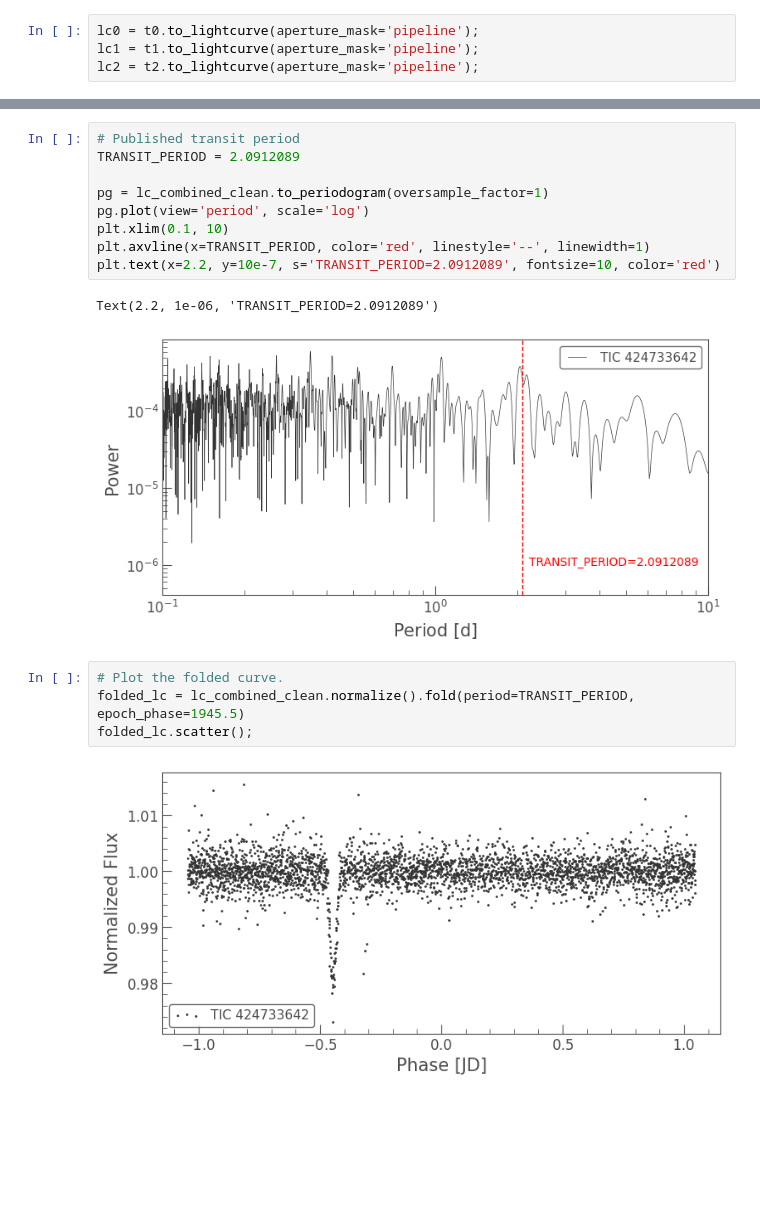
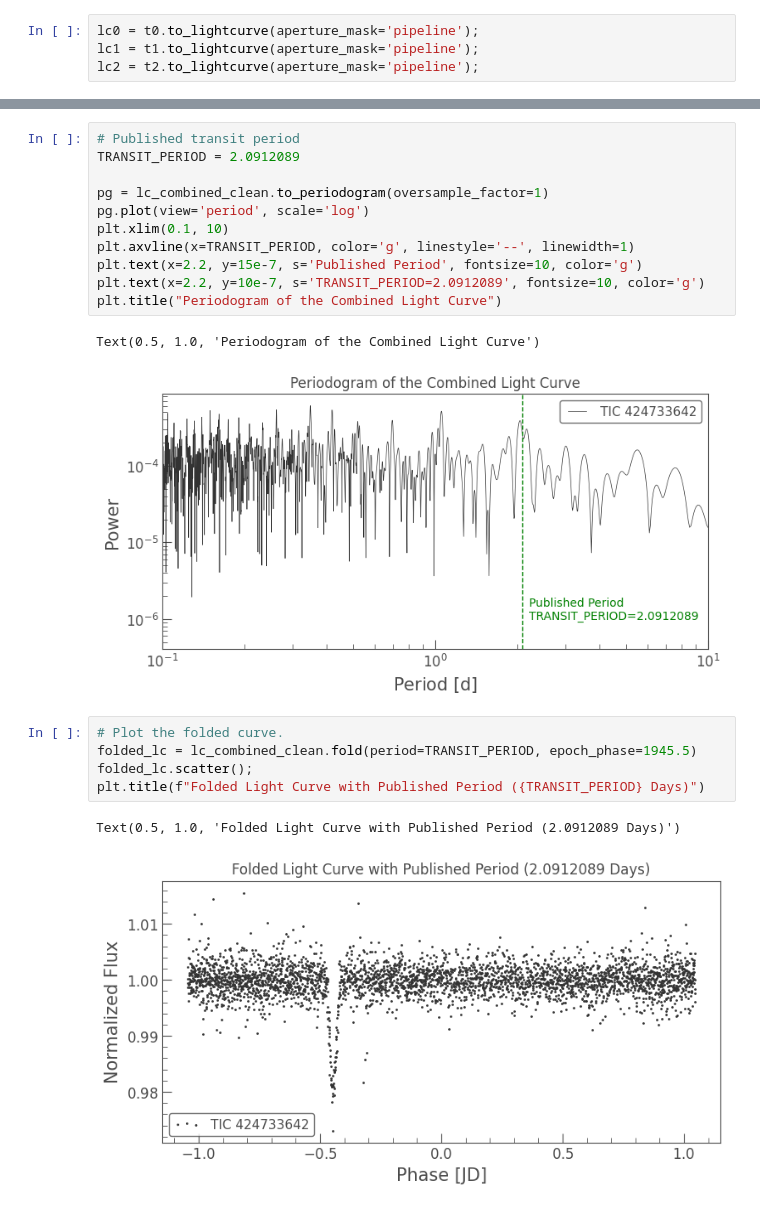
Before and after one commit to sophia268238/astronomy_ml, a Jupyter notebook: notebooks/TOI_1858.ipynb, the cells around one changed output, grey strips where cells are left out. Drawn from its saved outputs; the diff is of its cells as text; blank space fills up the shorter version.

```diff
--- a/notebooks/TOI_1858.ipynb
+++ b/notebooks/TOI_1858.ipynb
@@ -74,20 +87,24 @@ lc_combined_clean.plot()
 # %%
 # Published transit period
 TRANSIT_PERIOD = 2.0912089
 
 pg = lc_combined_clean.to_periodogram(oversample_factor=1)
 pg.plot(view='period', scale='log')
 plt.xlim(0.1, 10)
-plt.axvline(x=TRANSIT_PERIOD, color='red', linestyle='--', linewidth=1)
-plt.text(x=2.2, y=10e-7, s='TRANSIT_PERIOD=2.0912089', fontsize=10, color='red')
+plt.axvline(x=TRANSIT_PERIOD, color='g', linestyle='--', linewidth=1)
+plt.text(x=2.2, y=15e-7, s='Published Period', fontsize=10, color='g')
+plt.text(x=2.2, y=10e-7, s='TRANSIT_PERIOD=2.0912089', fontsize=10, color='g')
+plt.title("Periodogram of the Combined Light Curve")
 # %% [output]
-Text(2.2, 1e-06, 'TRANSIT_PERIOD=2.0912089')
+Text(0.5, 1.0, 'Periodogram of the Combined Light Curve')
-[figure, old version]
+[figure, new version]
 # %%
 # Plot the folded curve.
-folded_lc = lc_combined_clean.normalize().fold(period=TRANSIT_PERIOD, epoch_phase=1945.5)
+folded_lc = lc_combined_clean.fold(period=TRANSIT_PERIOD, epoch_phase=1945.5)
 folded_lc.scatter();
+plt.title(f"Folded Light Curve with Published Period ({TRANSIT_PERIOD} Days)")
 # %% [output]
+Text(0.5, 1.0, 'Folded Light Curve with Published Period (2.0912089 Days)')
-[figure, old version]
+[figure, new version]
 # %%
 binned_lc = folded_lc.bin(time_bin_size=0.01)
```
Also changed, not shown: parts of 6 cells of this notebook.
